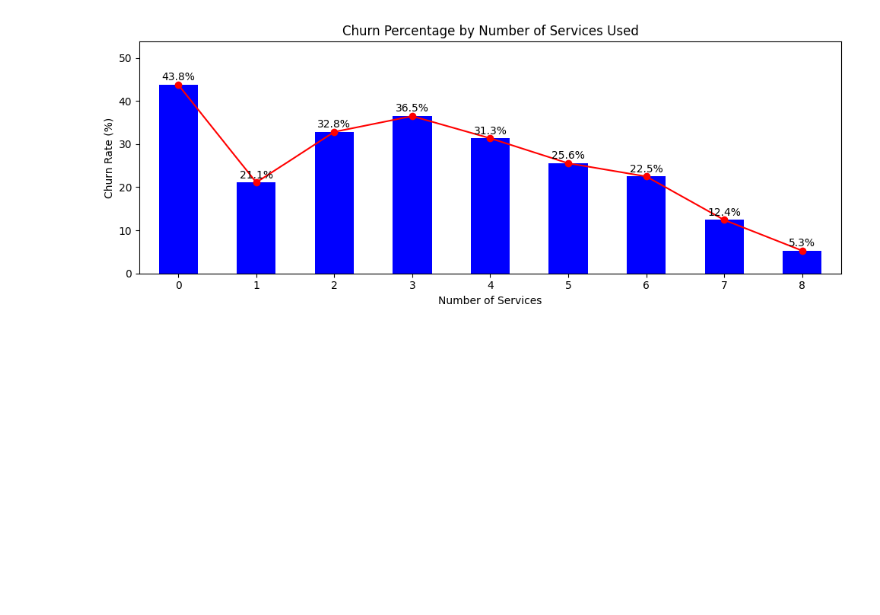
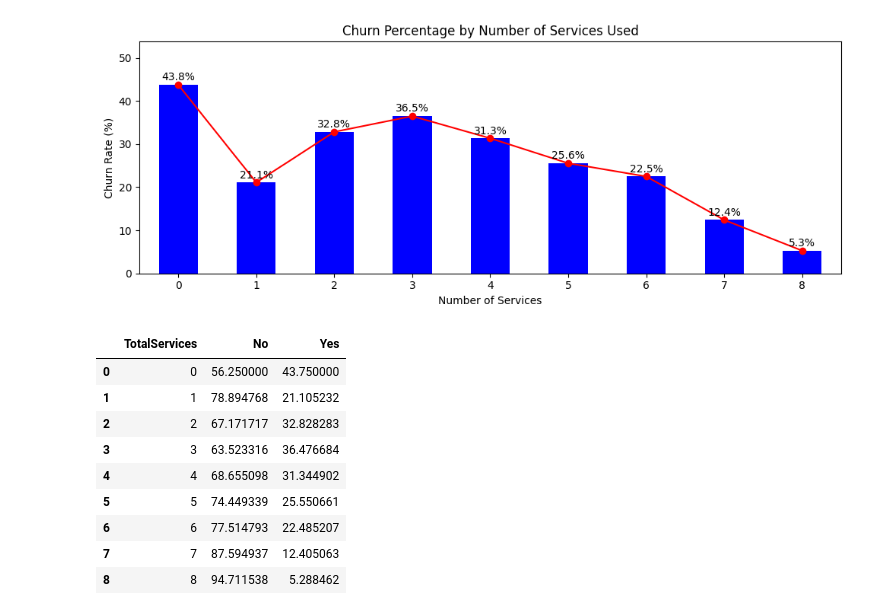
Before and after one commit to FernandoIGD12/UTEC_programming101, a Jupyter notebook: hackaton.ipynb, the cells around one changed output. Saved outputs shown, nothing was run; the diff lists cells and outputs as text; code cells hidden in the pictures; blank space fills up the shorter version.

```diff
--- a/hackaton.ipynb
+++ b/hackaton.ipynb
@@ -215,3 +227,16 @@ plt.show()
 # %% [output]
 <Figure size 1000x400 with 0 Axes>
 [figure]
+# %%
+churn_rate.head(10)
+# %% [output]
+|  | TotalServices | No | Yes |
+| 0 | 0 | 56.250000 | 43.750000 |
+| 1 | 1 | 78.894768 | 21.105232 |
+| 2 | 2 | 67.171717 | 32.828283 |
+| 3 | 3 | 63.523316 | 36.476684 |
+| 4 | 4 | 68.655098 | 31.344902 |
+| 5 | 5 | 74.449339 | 25.550661 |
+| 6 | 6 | 77.514793 | 22.485207 |
+| 7 | 7 | 87.594937 | 12.405063 |
+| 8 | 8 | 94.711538 | 5.288462 |
```
Also changed, not shown: parts of 2 cells of this notebook.
